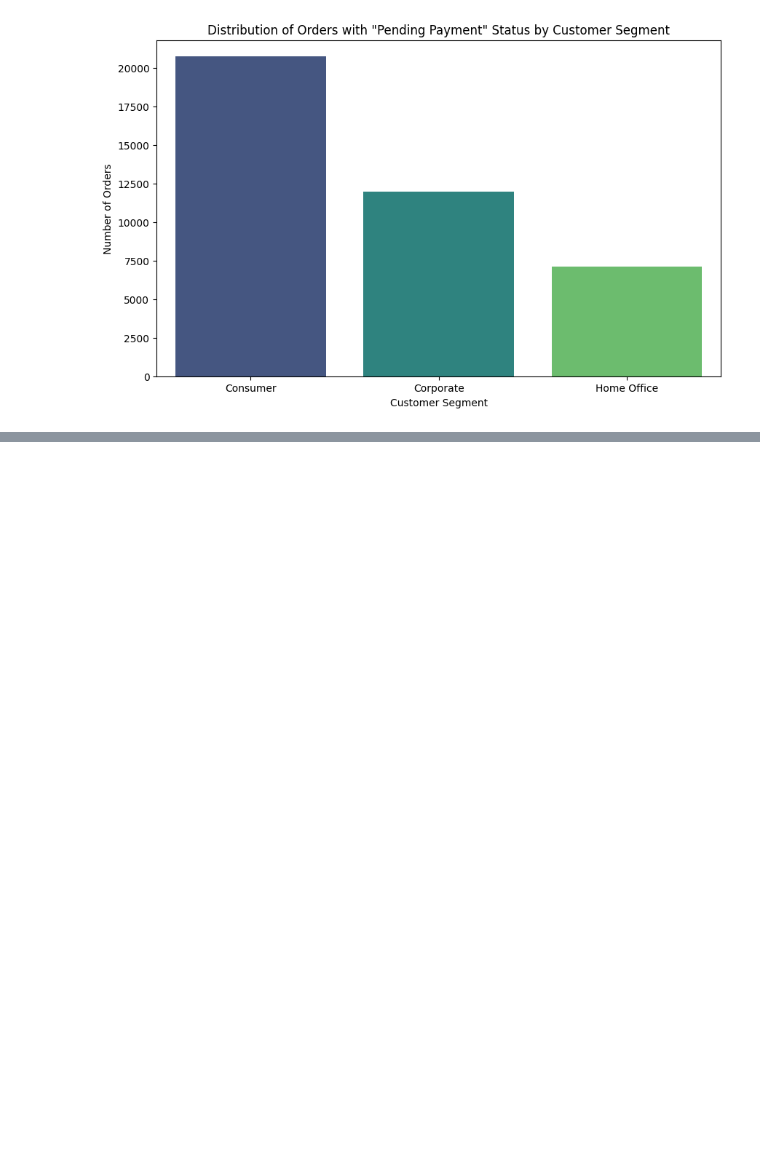
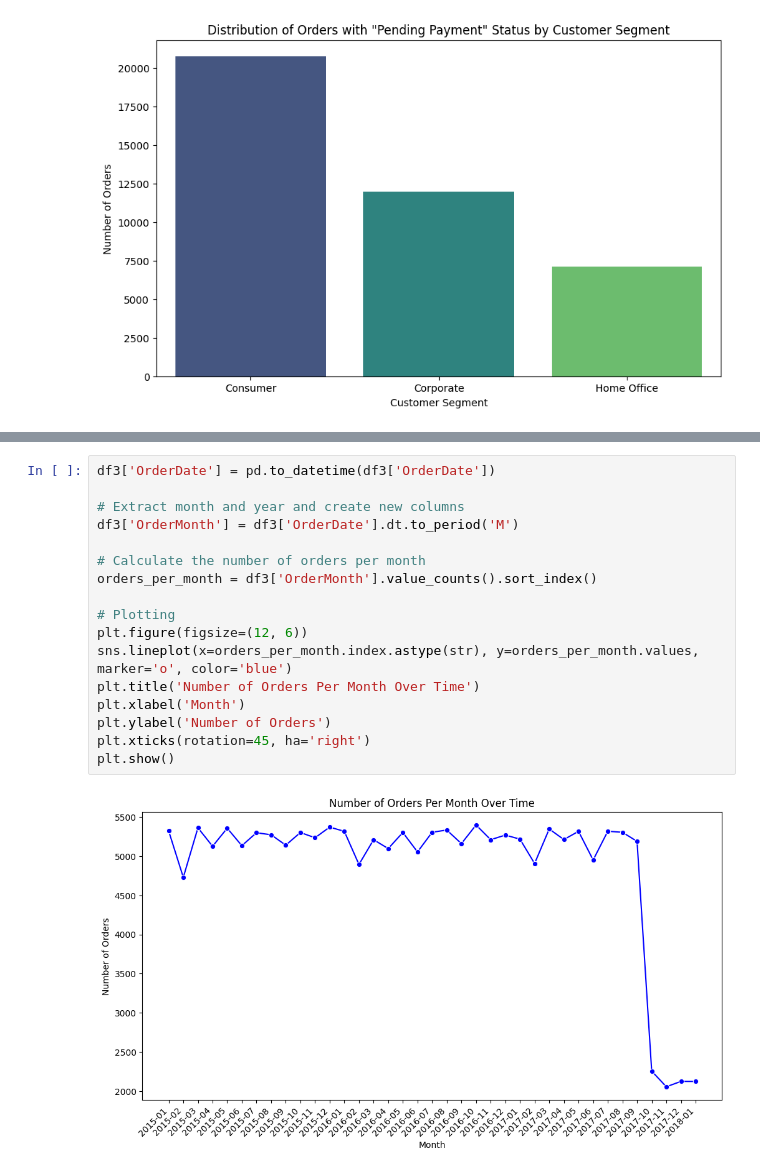
Before and after one commit to CCNY-Analytics-and-Quant/Branly_BAF23, a Jupyter notebook: Final Project.ipynb, the cells around one changed output, grey strips where cells are left out. Cells and saved outputs as stored; diff of their text form; blank space fills up the shorter version.

Commit message:
Order Analysis

```diff
--- a/Final Project.ipynb
+++ b/Final Project.ipynb
@@ -425,3 +425,22 @@ df3.head()
 | 2 | PAYMENT | Home Office | Francia | 2015-07-02 19:42:00.0000000 | 65.970001 | 7.760000 | 73 | ... |
 | 3 | CASH | Corporate | México | 2017-05-09 09:08:00.0000000 | 129.990005 | 53.230000 | 8136 | ... |
 | 4 | TRANSFER | Consumer | Rumania | 2016-11-12 08:40:00.0000000 | 99.959999 | 37.580002 | 1688 | ... |
+# %%
+df3['OrderDate'] = pd.to_datetime(df3['OrderDate'])
+
+# Extract month and year and create new columns
+df3['OrderMonth'] = df3['OrderDate'].dt.to_period('M')
+
+# Calculate the number of orders per month
+orders_per_month = df3['OrderMonth'].value_counts().sort_index()
+
+# Plotting
+plt.figure(figsize=(12, 6))
+sns.lineplot(x=orders_per_month.index.astype(str), y=orders_per_month.values, marker='o', color='blue')
+plt.title('Number of Orders Per Month Over Time')
+plt.xlabel('Month')
+plt.ylabel('Number of Orders')
+plt.xticks(rotation=45, ha='right')
+plt.show()
+# %% [output]
+[figure, added]
```
Also changed, not shown: parts of 1 cell of this notebook.
